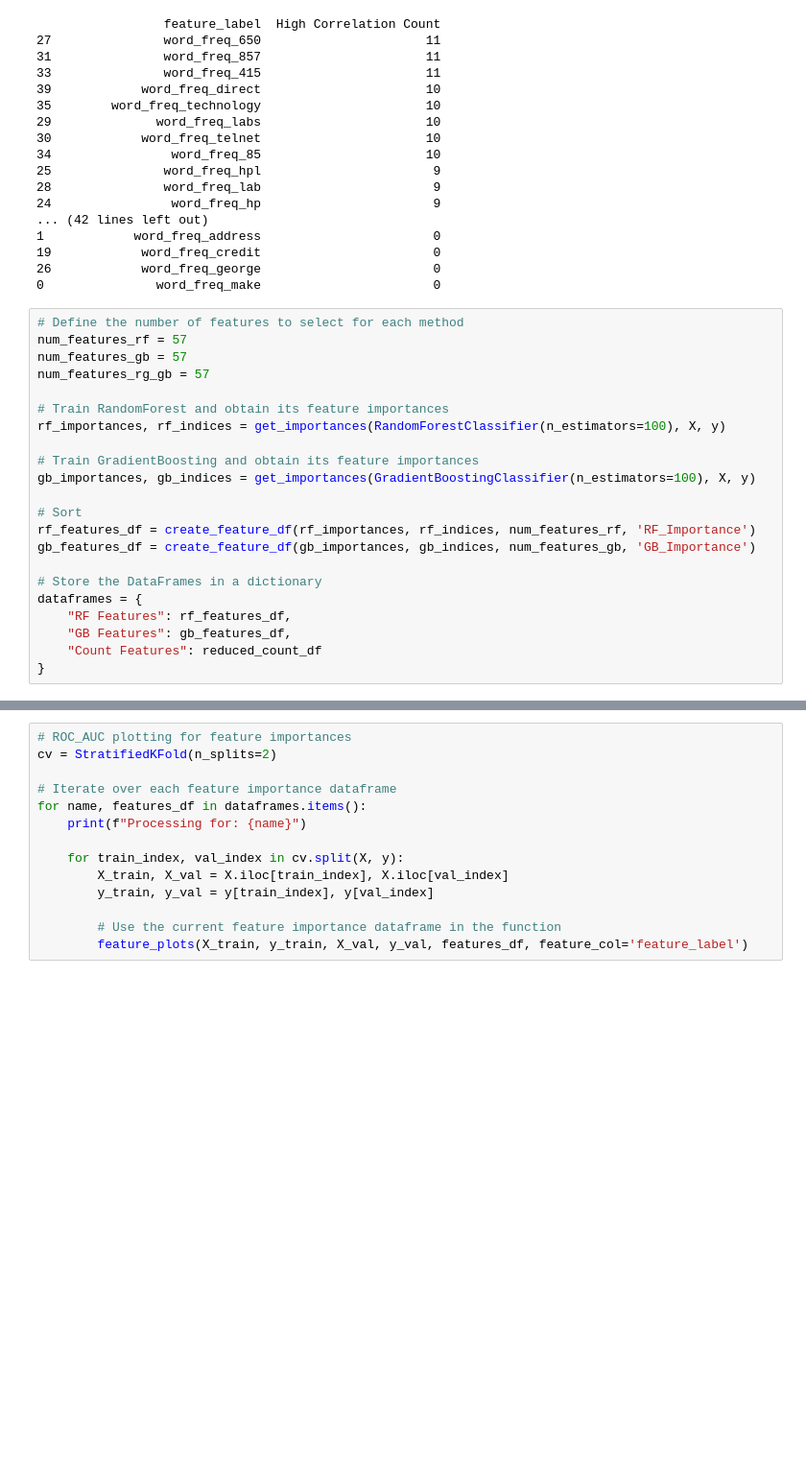
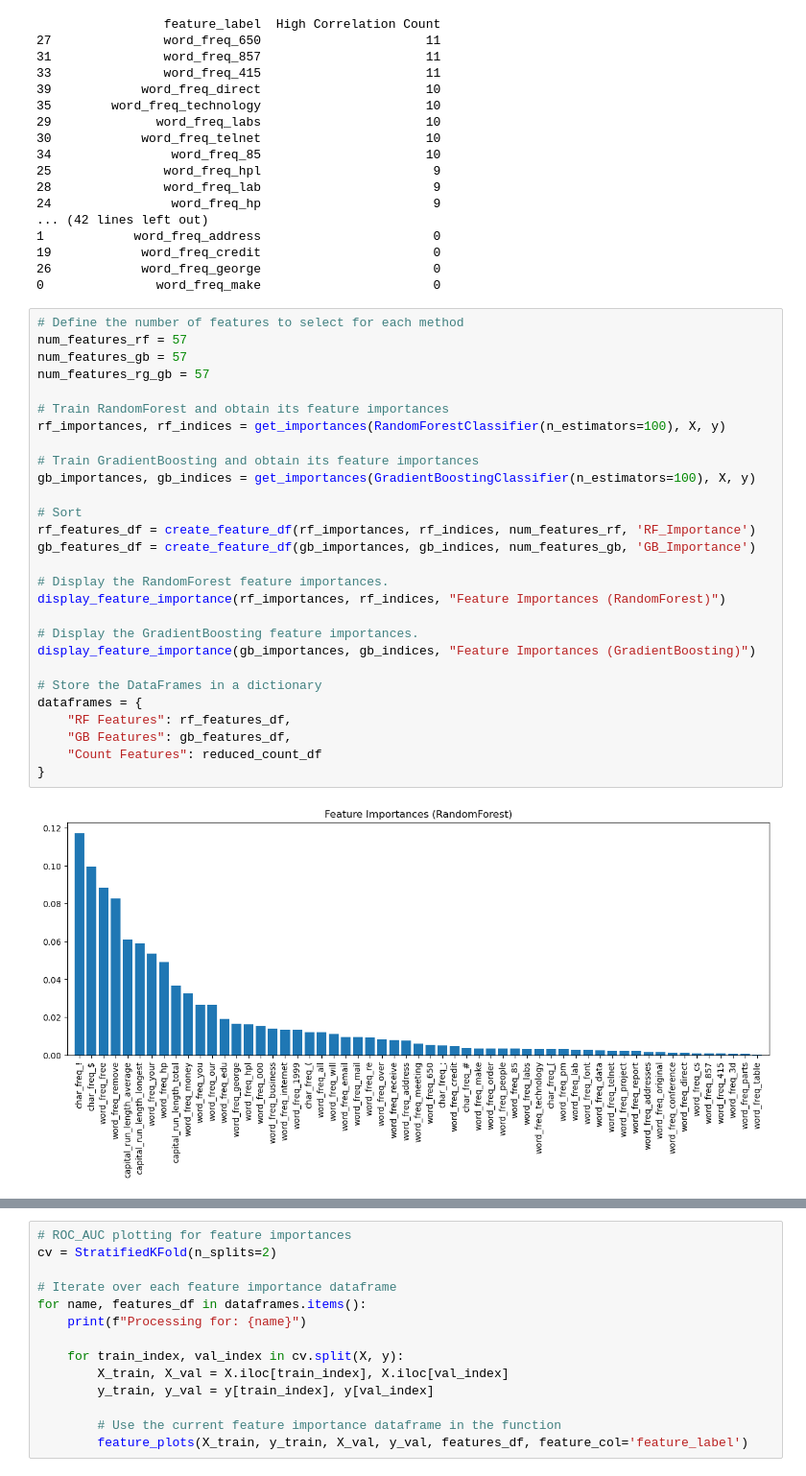
Before and after one commit to Crowmium1/UCDPA-L.J._Fitzgerald, a Jupyter notebook: UCD Assignment (Random Forest Importance Values).ipynb, the cells around one changed output, grey strips where cells are left out. Shown at 96% size. Drawn from its saved outputs; the diff is of its cells as text; blank space fills up the shorter version.

```diff
--- a/UCD Assignment (Random Forest Importance Values).ipynb
+++ b/UCD Assignment (Random Forest Importance Values).ipynb
@@ -566,22 +566,30 @@ print(reduced_count_df)
 # %%
 # Define the number of features to select for each method
 num_features_rf = 57
 num_features_gb = 57
 num_features_rg_gb = 57
 
 # Train RandomForest and obtain its feature importances
 rf_importances, rf_indices = get_importances(RandomForestClassifier(n_estimators=100), X, y)
 
 # Train GradientBoosting and obtain its feature importances
 gb_importances, gb_indices = get_importances(GradientBoostingClassifier(n_estimators=100), X, y)
 
 # Sort
 rf_features_df = create_feature_df(rf_importances, rf_indices, num_features_rf, 'RF_Importance')
 gb_features_df = create_feature_df(gb_importances, gb_indices, num_features_gb, 'GB_Importance')
 
+# Display the RandomForest feature importances.
+display_feature_importance(rf_importances, rf_indices, "Feature Importances (RandomForest)")
+
+# Display the GradientBoosting feature importances.
+display_feature_importance(gb_importances, gb_indices, "Feature Importances (GradientBoosting)")
+
 # Store the DataFrames in a dictionary
 dataframes = {
     "RF Features": rf_features_df,
     "GB Features": gb_features_df,
     "Count Features": reduced_count_df
 }
+# %% [output]
+[figure, added]
```
Also changed, not shown: parts of 6 cells of this notebook, 13 other files.
